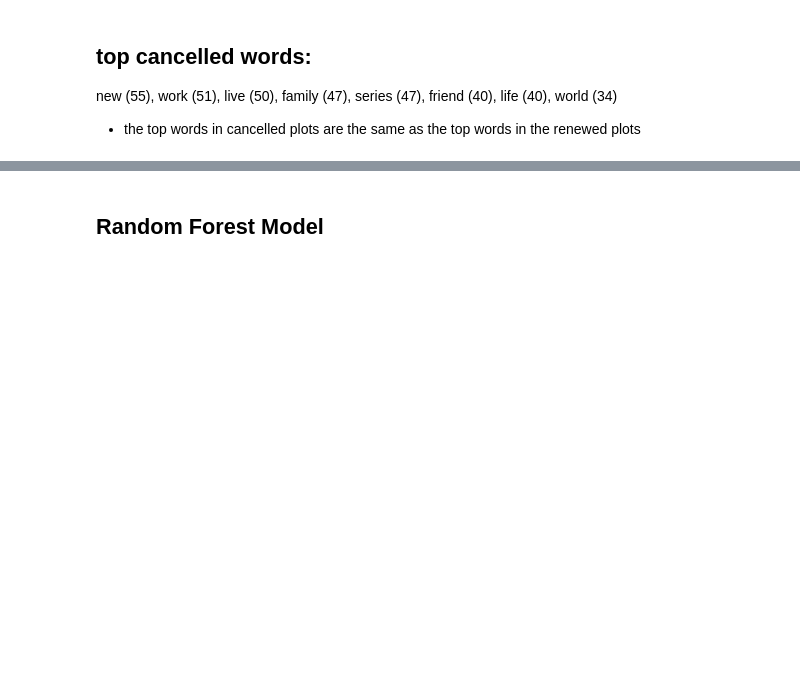
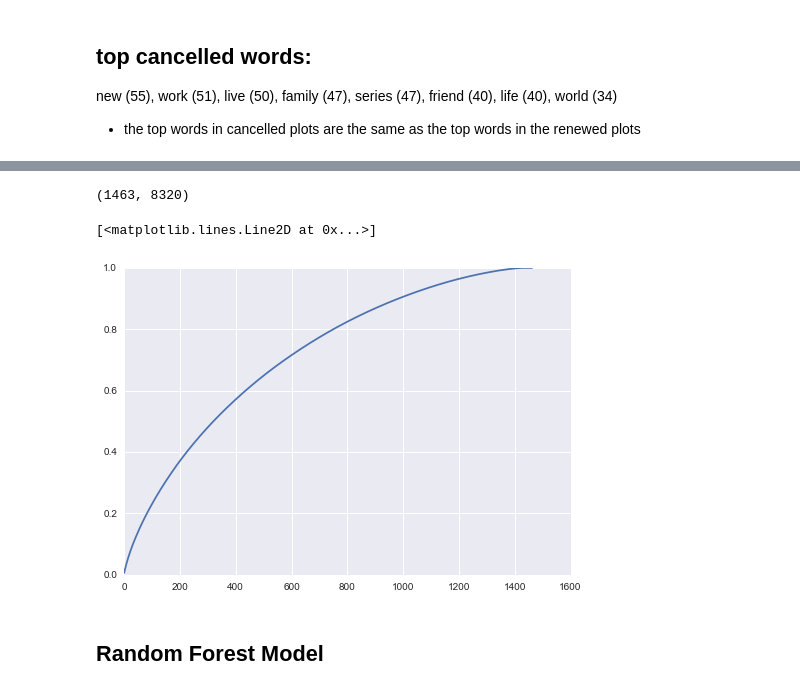
Before and after one commit to cgeppig/Will_My_Show_Get_Cancelled, a Jupyter notebook: Capstone Modeling.ipynb, the cells around one changed output, grey strips where cells are left out. Saved outputs shown, nothing was run; the diff lists cells and outputs as text; code cells hidden in the pictures; blank space fills up the shorter version.

Commit message:
began second round of tfidf

```diff
--- a/Capstone Modeling.ipynb
+++ b/Capstone Modeling.ipynb
@@ -360,0 +389,2 @@ new (55), work (51), live (50), family (47), series (47), friend (40), life (40)
+# %%
+tvec.fit(x_train['stemmed_plot'])
@@ -360,0 +399,2 @@ new (55), work (51), live (50), family (47), series (47), friend (40), life (40)
+# %%
+tfidf2 = pd.DataFrame(tvec.transform(x_train['stemmed_plot']).todense(), columns=tvec.get_feature_names())
@@ -361,3 +411,21 @@ new (55), work (51), live (50), family (47), series (47), friend (40), life (40)
+# %%
+tfidf2.shape
+# %% [output]
+(1463, 8320)
+# %%
+## standardizing data
+scaler = StandardScaler().fit_transform(tfidf2)
+# %%
+## running pca
+
+pca = PCA()
+
+pca_plot = pca.fit_transform(scaler)
+# %%
+plt.plot(np.cumsum(pca.explained_variance_ratio_))
+# %% [output]
+[<matplotlib.lines.Line2D at 0x...>]
+[figure, added]
 # %% [markdown]
 ## Random Forest Model
 # %%
```
Also changed, not shown: parts of 24 cells of this notebook.
